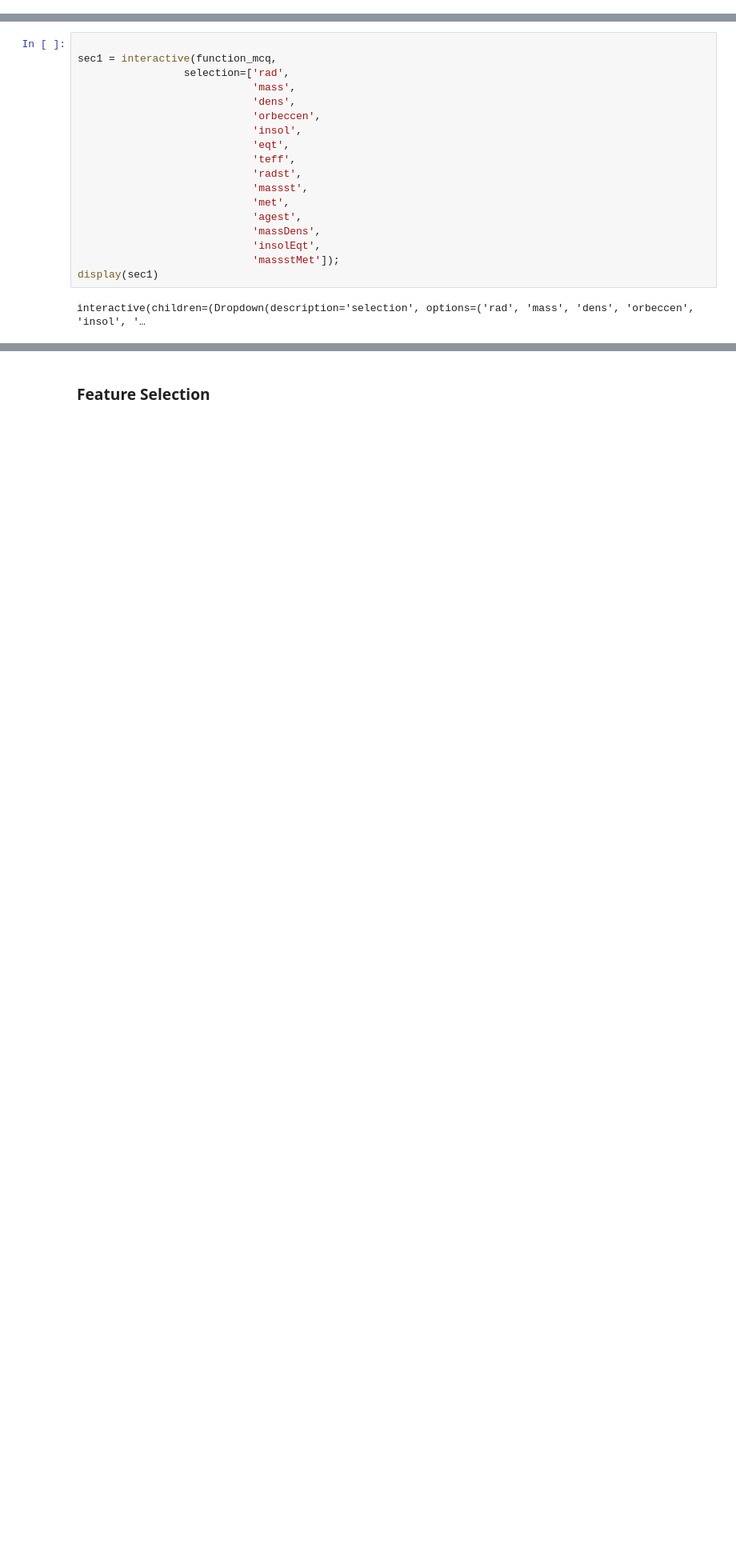
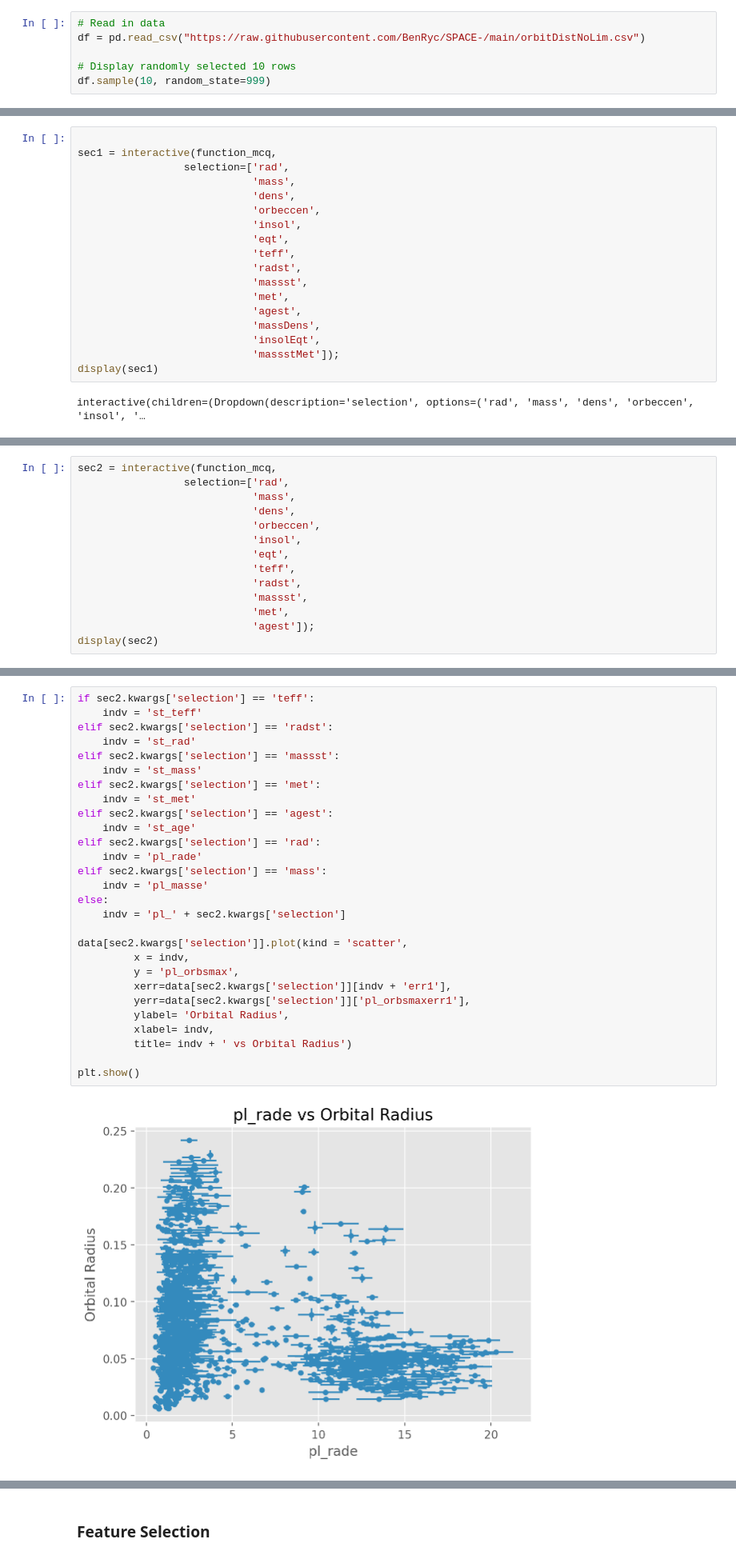
Before and after one commit to BenRyc/SPACE-, a Jupyter notebook: Phase2_Report.ipynb, the cells around one changed output, grey strips where cells are left out. Shown at 80% size. Drawn from its saved outputs; the diff is of its cells as text; blank space fills up the shorter version.

```diff
--- a/Phase2_Report.ipynb
+++ b/Phase2_Report.ipynb
@@ -162,0 +165,6 @@ plt.style.use("ggplot")
+# %%
+# Read in data
+df = pd.read_csv("https://raw.githubusercontent.com/BenRyc/SPACE-/main/orbitDistNoLim.csv")
+
+# Display randomly selected 10 rows
+df.sample(10, random_state=999)
@@ -274,0 +326,14 @@ We have freq
+# %%
+sec2 = interactive(function_mcq,
+                 selection=['rad',
+                            'mass',
+                            'dens',
+                            'orbeccen',
+                            'insol',
+                            'eqt',
+                            'teff',
+                            'radst',
+                            'massst',
+                            'met',
+                            'agest']);
+display(sec2)
@@ -274,0 +342,30 @@ We have freq
+# %%
+if sec2.kwargs['selection'] == 'teff':
+    indv = 'st_teff'
+elif sec2.kwargs['selection'] == 'radst':
+    indv = 'st_rad'
+elif sec2.kwargs['selection'] == 'massst':
+    indv = 'st_mass'
+elif sec2.kwargs['selection'] == 'met':
+    indv = 'st_met'
+elif sec2.kwargs['selection'] == 'agest':
+    indv = 'st_age'
+elif sec2.kwargs['selection'] == 'rad':
+    indv = 'pl_rade'
+elif sec2.kwargs['selection'] == 'mass':
+    indv = 'pl_masse'
+else:
+    indv = 'pl_' + sec2.kwargs['selection']
+
+data[sec2.kwargs['selection']].plot(kind = 'scatter',
+         x = indv,
+         y = 'pl_orbsmax',
+         xerr=data[sec2.kwargs['selection']][indv + 'err1'],
+         yerr=data[sec2.kwargs['selection']]['pl_orbsmaxerr1'],
+         ylabel= 'Orbital Radius',
+         xlabel= indv,
+         title= indv + ' vs Orbital Radius')
+
+plt.show()
+# %% [output]
+[figure, added]
```
Also changed, not shown: parts of 22 cells of this notebook.
